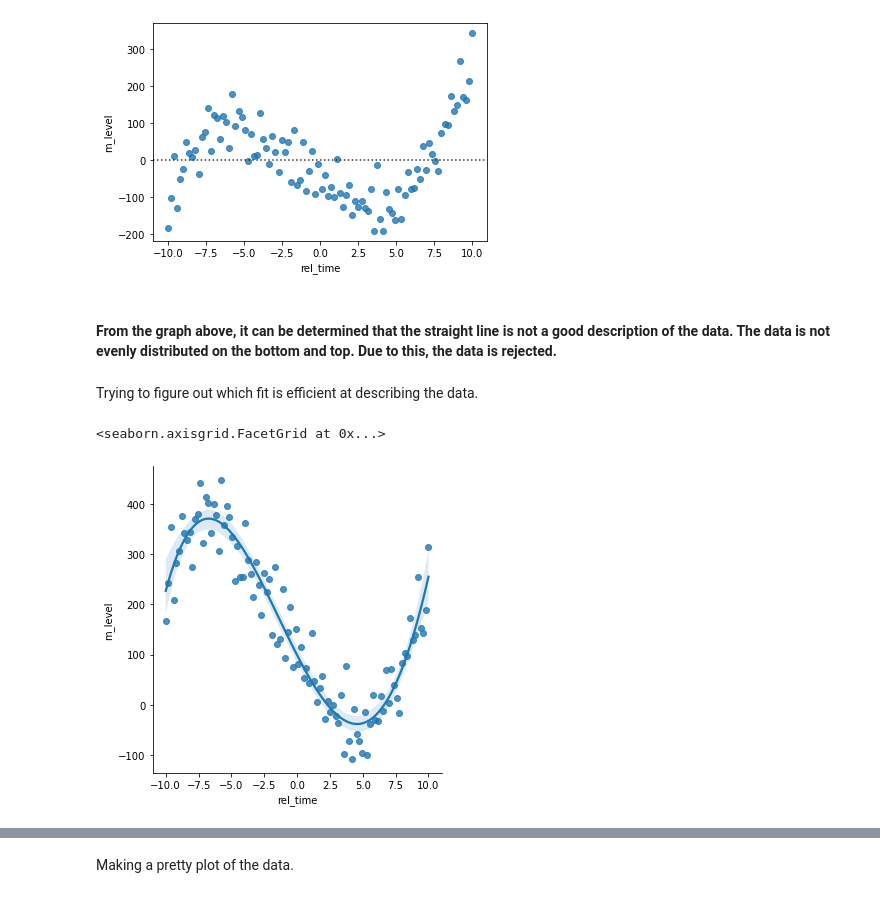
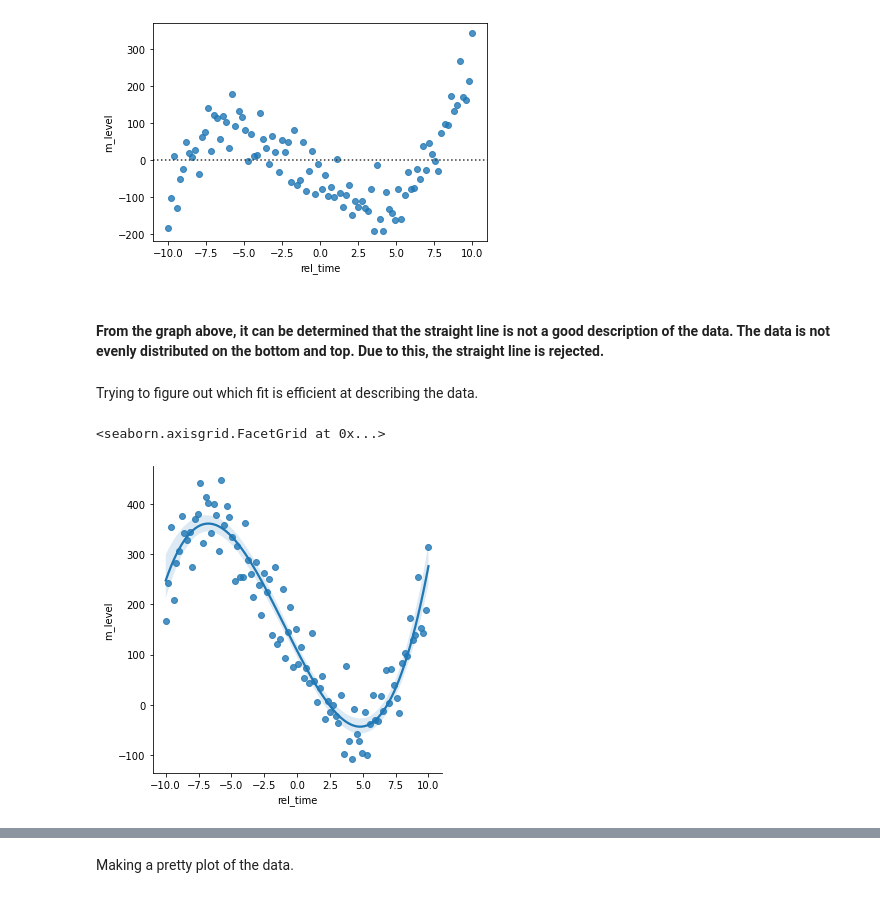
Before and after one commit to mohammedfmehboob/PythonTutorials, a Jupyter notebook: Exercise8.ipynb, the cells around one changed output, grey strips where cells are left out. Drawn from its saved outputs; the diff is of its cells as text; code cells hidden in the pictures.

```diff
--- a/Exercise8.ipynb
+++ b/Exercise8.ipynb
@@ -38,13 +38,13 @@ sns.residplot(data=the_data, x='rel_time', y='m_level')
 <AxesSubplot:xlabel='rel_time', ylabel='m_level'>
 [figure]
 # %% [markdown]
-#### From the graph above, it can be determined that the straight line is not a good description of the data. The data is not evenly distributed on the bottom and top. Due to this, the data is rejected.
+#### From the graph above, it can be determined that the straight line is not a good description of the data. The data is not evenly distributed on the bottom and top. Due to this, the straight line is rejected.
 # %% [markdown]
 Trying to figure out which fit is efficient at describing the data.
 # %%
 sns.lmplot(data = the_data, x = 'rel_time', y = 'm_level',
-           order = 4)
+           order = 3)
 # %% [output]
 <seaborn.axisgrid.FacetGrid at 0x...>
-[figure, old version]
+[figure, new version]
 # %% [markdown]
```
Also changed, not shown: parts of 9 cells of this notebook.
